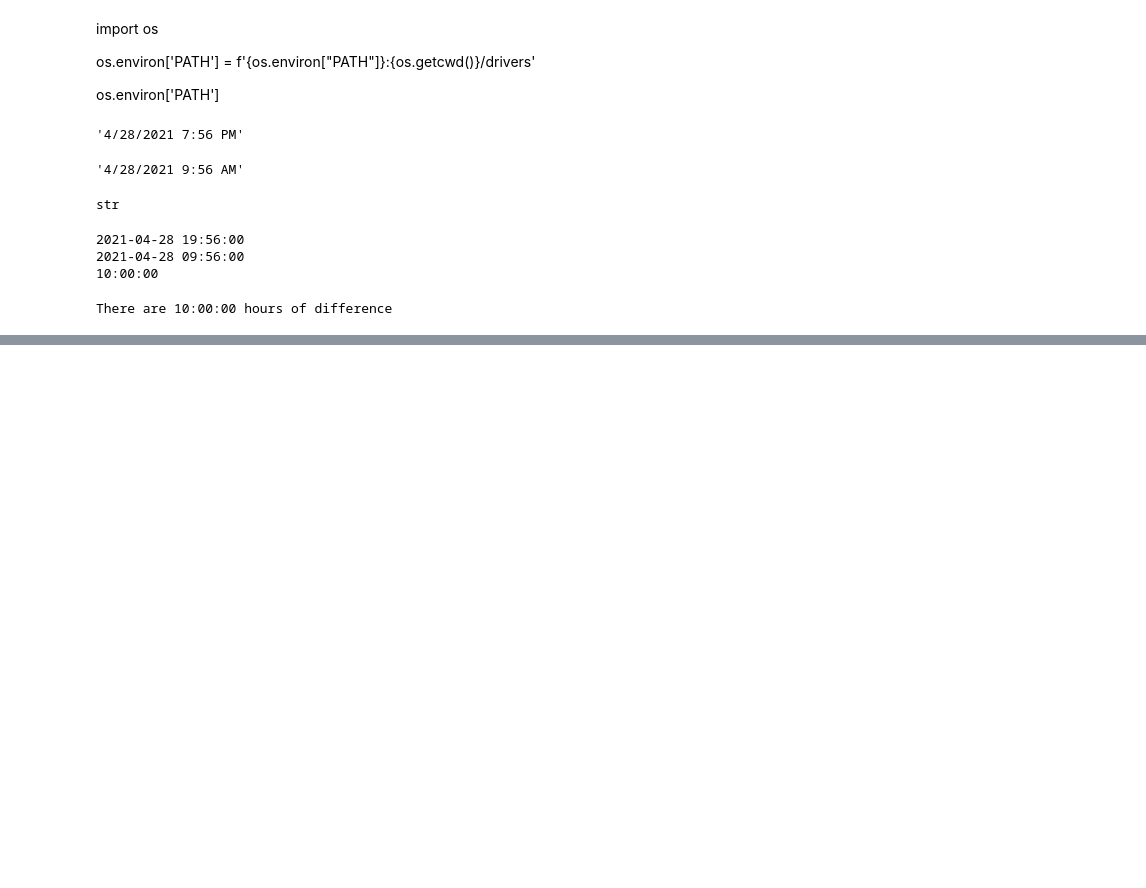
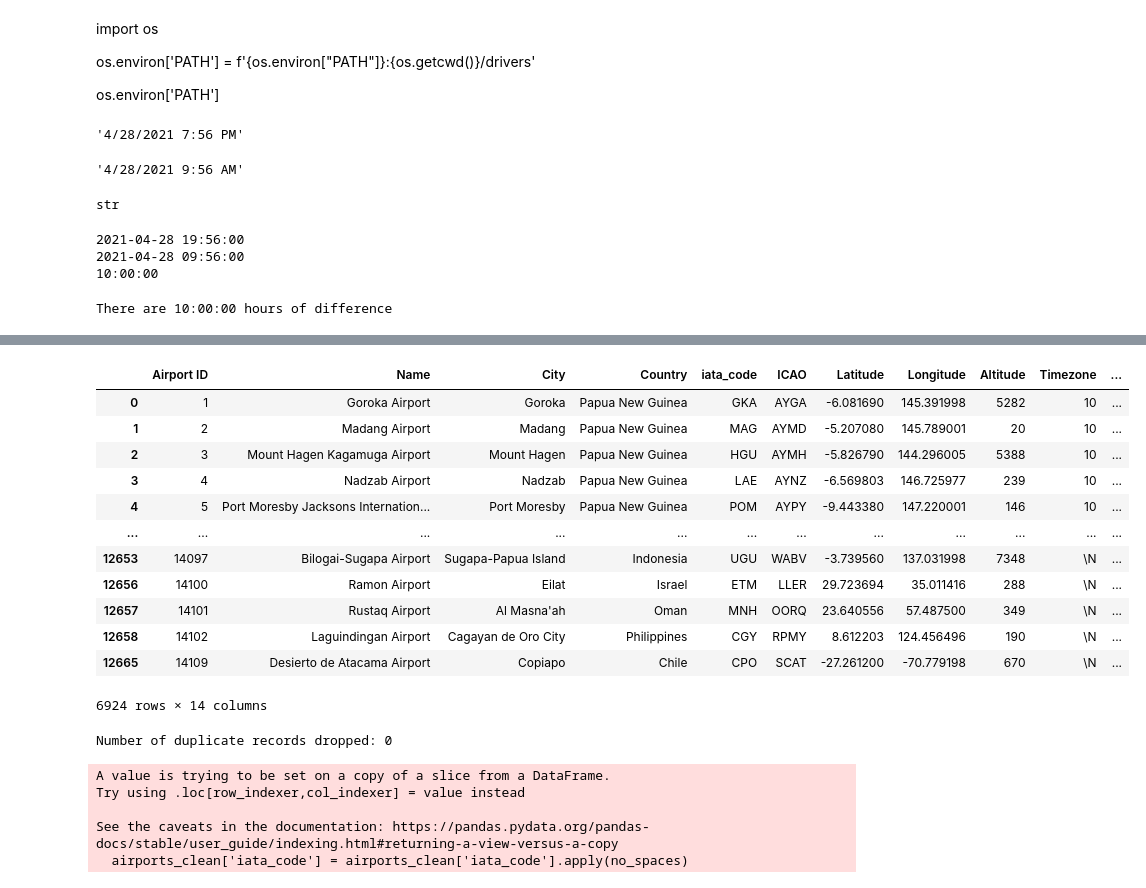
Before and after one commit to VickyViana/Destiny-tips-tool, a Jupyter notebook: Jobs_Hour.ipynb, the cells around one changed output, grey strips where cells are left out. Drawn from its saved outputs; the diff is of its cells as text; code cells hidden in the pictures; blank space fills up the shorter version.

```diff
--- a/Jobs_Hour.ipynb
+++ b/Jobs_Hour.ipynb
@@ -92,0 +113,26 @@ There are 10:00:00 hours of difference
+# %%
+filter_N = airports_extended['iata_code'] != r'\N'
+# %%
+airports_extended_filt = airports_extended[filter_N]
+airports_extended_filt
+# %% [output]
+|  | Airport ID | Name | City | Country | iata_code | ICAO | Latitude | Longitude | Altitude | Timezone | ... |
+| 0 | 1 | Goroka Airport | Goroka | Papua New Guinea | GKA | AYGA | -6.081690 | 145.391998 | 5282 | 10 | ... |
+| 1 | 2 | Madang Airport | Madang | Papua New Guinea | MAG | AYMD | -5.207080 | 145.789001 | 20 | 10 | ... |
+| 2 | 3 | Mount Hagen Kagamuga Airport | Mount Hagen | Papua New Guinea | HGU | AYMH | -5.826790 | 144.296005 | 5388 | 10 | ... |
+| 3 | 4 | Nadzab Airport | Nadzab | Papua New Guinea | LAE | AYNZ | -6.569803 | 146.725977 | 239 | 10 | ... |
+| 4 | 5 | Port Moresby Jacksons Internation... | Port Moresby | Papua New Guinea | POM | AYPY | -9.443380 | 147.220001 | 146 | 10 | ... |
+| ... | ... | ... | ... | ... | ... | ... | ... | ... | ... | ... | ... |
+| 12653 | 14097 | Bilogai-Sugapa Airport | Sugapa-Papua Island | Indonesia | UGU | WABV | -3.739560 | 137.031998 | 7348 | \N | ... |
+| 12656 | 14100 | Ramon Airport | Eilat | Israel | ETM | LLER | 29.723694 | 35.011416 | 288 | \N | ... |
+| 12657 | 14101 | Rustaq Airport | Al Masna'ah | Oman | MNH | OORQ | 23.640556 | 57.487500 | 349 | \N | ... |
+| 12658 | 14102 | Laguindingan Airport | Cagayan de Oro City | Philippines | CGY | RPMY | 8.612203 | 124.456496 | 190 | \N | ... |
+| 12665 | 14109 | Desierto de Atacama Airport | Copiapo | Chile | CPO | SCAT | -27.261200 | -70.779198 | 670 | \N | ... |
+6924 rows × 14 columns
+# %%
+before = len(airports_extended_filt)
+airports_clean = airports_extended_filt.drop_duplicates(subset=['iata_code'])
+after = len(airports_clean)
+print(f'Number of duplicate records dropped: {before - after}')
+# %% [output]
+Number of duplicate records dropped: 0
@@ -92,0 +143,8 @@ There are 10:00:00 hours of difference
+# %%
+airports_clean['iata_code'] = airports_clean['iata_code'].apply(no_spaces)
+# %% [output]
+A value is trying to be set on a copy of a slice from a DataFrame.
+Try using .loc[row_indexer,col_indexer] = value instead
+
+See the caveats in the documentation: https://pandas.pydata.org/pandas-docs/stable/user_guide/indexing.html#returning-a-view-versus-a-copy
+  airports_clean['iata_code'] = airports_clean['iata_code'].apply(no_spaces)
```
Also changed, not shown: parts of 13 cells of this notebook, 6 other files.
